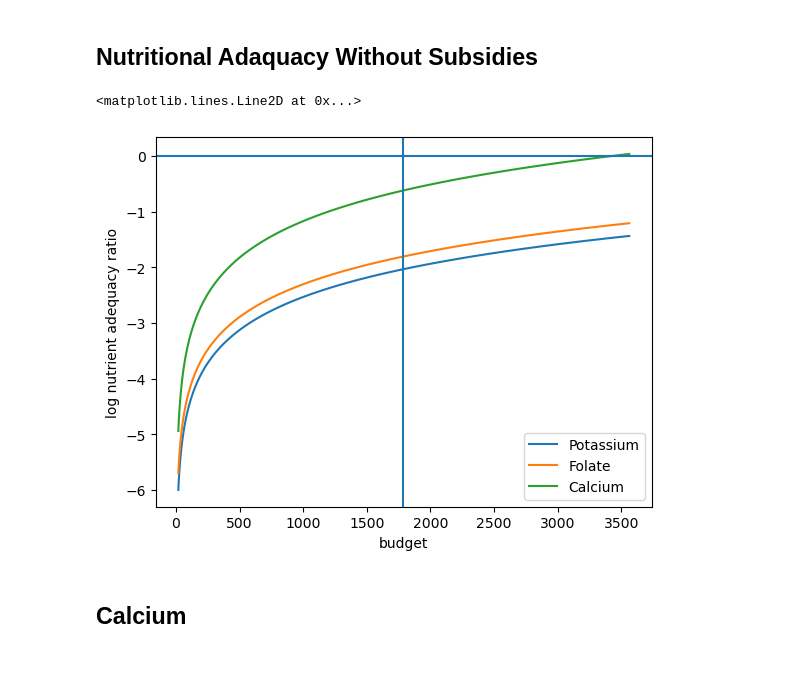
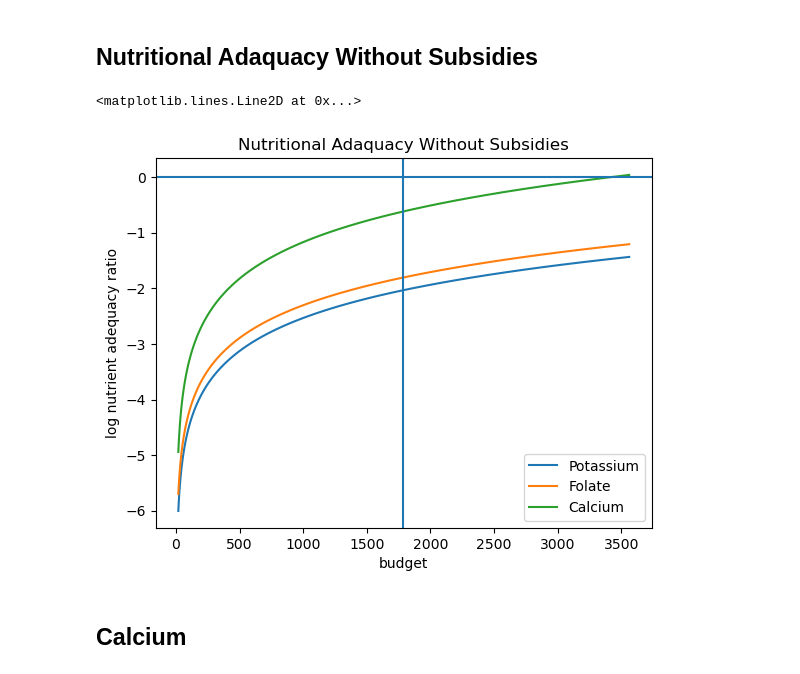
Before and after one commit to lauremariho/proj4_LutherBurbank, a Jupyter notebook: ethiopia_code.ipynb, the cells around one changed output. Saved outputs shown, nothing was run; the diff lists cells and outputs as text; code cells hidden in the pictures.

```diff
--- a/ethiopia_code.ipynb
+++ b/ethiopia_code.ipynb
@@ -853,16 +853,17 @@ ax1.axvline(pbar.loc[my_j])
 # %%
 X = np.geomspace(.01*xref,2*xref,100)
 deficient_nutrients = ['Potassium', 'Folate', 'Calcium']
 
 pd.DataFrame({x:np.log(nutrient_adequacy_ratio(x,pbar,dbar))[deficient_nutrients] for x in X}).T.plot()
 plt.legend(deficient_nutrients)
 plt.xlabel('budget')
 plt.ylabel('log nutrient adequacy ratio')
+plt.title('Nutritional Adaquacy Without Subsidies')
 plt.axhline(0)
 plt.axvline(xref)
 # %% [output]
 <matplotlib.lines.Line2D at 0x...>
-[figure, old version]
+[figure, new version]
 # %% [markdown]
 ## Calcium
 # %%
```
Also changed, not shown: parts of 5 cells of this notebook.
